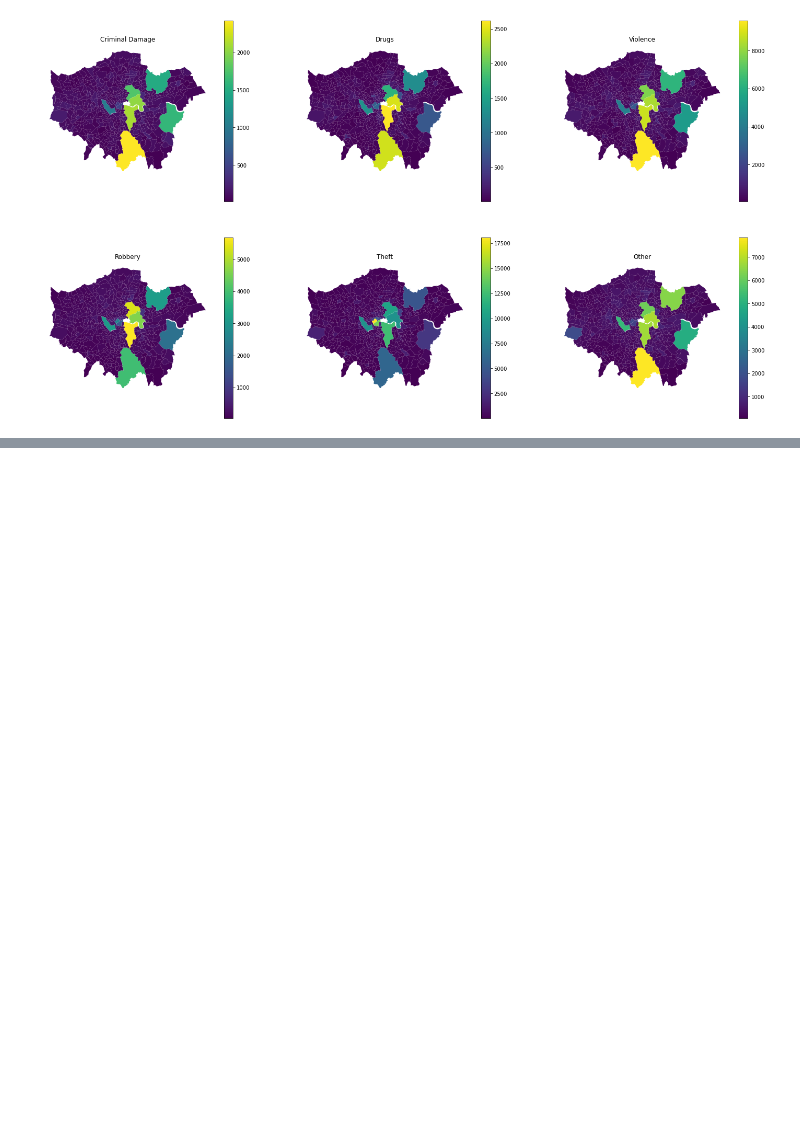
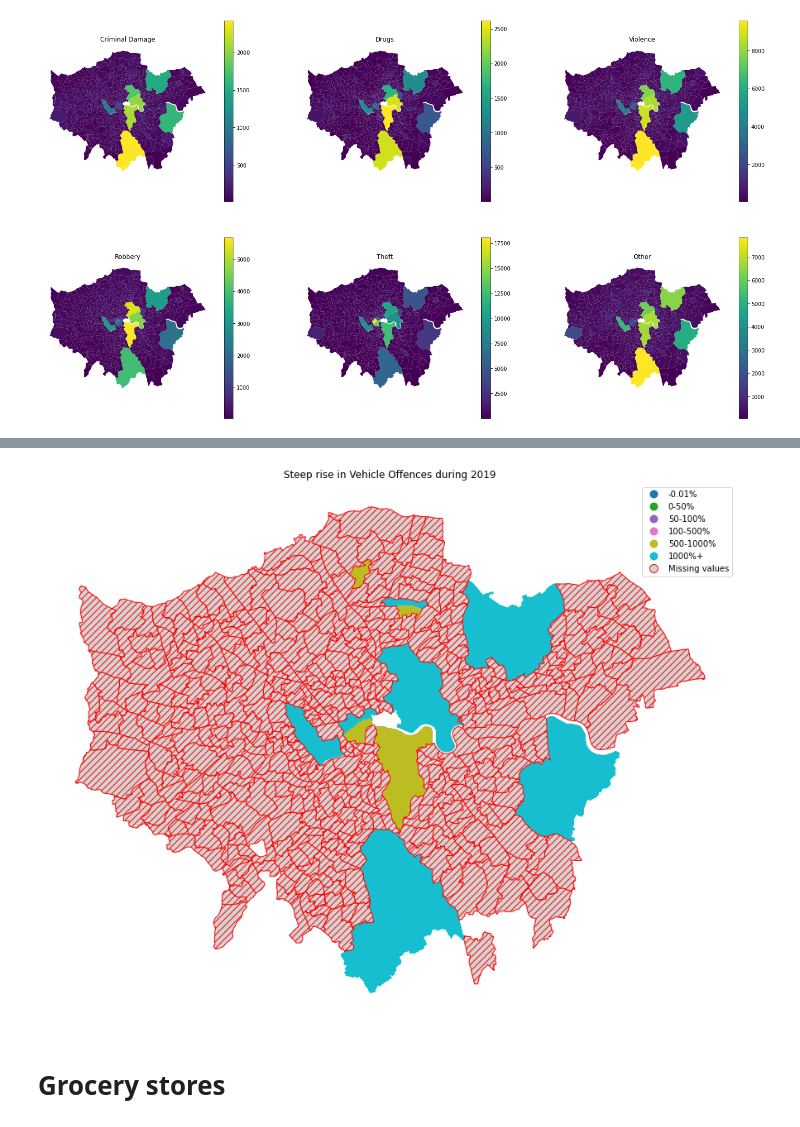
Before and after one commit to jelenalor/RealEstate, a Jupyter notebook: 2.EDA regions.ipynb, the cells around one changed output, grey strips where cells are left out. Cells and saved outputs as stored; diff of their text form; code cells hidden in the pictures; blank space fills up the shorter version.

```diff
--- a/2.EDA regions.ipynb
+++ b/2.EDA regions.ipynb
@@ -120,0 +167,16 @@ sns.lineplot(data=gdf_all, x="year", y="total_cases", hue="cat_group")
+# %%
+engine = psycopg2.connect(database="postgres", user=secrets.user(), password=secrets.password(), host=secrets.host(), port='5432')
+
+sql = """
+SELECT
+    c.year, c.cat1, c.cat2, concat(g.ward_name, '-', g.rg_name) as ward, g.ward_geometry, sum(c.value) as total_cases
+from crime_by_year as c
+join geo2 as g
+on c.lsoa = g.lsoa
+where c.cat_group = 'Other' and c.cat1 in ('Public Order Offences', 'Vehicle Offences')
+group by c.year,c.cat1, c.cat2, concat(g.ward_name, '-', g.rg_name) , g.ward_geometry;
+"""
+
+gdf_all = gpd.read_postgis(sql, engine, geom_col='ward_geometry')
+
+gdf_all.head(2)
@@ -120,0 +187,7 @@ sns.lineplot(data=gdf_all, x="year", y="total_cases", hue="cat_group")
+# %%
+# gdf_all = gdf_all.sort_values(by=["year", "cat1", "cat2", "ward"])
+# gdf_all["shift1"] = gdf_all.groupby(["cat1", "cat2", "ward"])["total_cases"].shift(1)
+gdf_all["perc_change"] = (gdf_all["total_cases"]/ gdf_all["shift1"] ) -1
+# filter by areas where prev year # of cases is around mean to avoid large increase dues to no cases in prev years
+gdf_all = gdf_all[gdf_all["shift1"] > 30].sort_values(by="perc_change", ascending=False)
+gdf_all.head()
@@ -121,3 +201,22 @@ sns.lineplot(data=gdf_all, x="year", y="total_cases", hue="cat_group")
+# %%
+# Group count for better visualization
+gdf_all["perc_change_bins"] = pd.cut(gdf_all["perc_change"], [-1 , 0, 0.5, 1, 5, 10, 50],labels=["-0.01%", "0-50%", "50-100%", "100-500%", "500-1000%", "1000%+"])
+
+fig, ax = plt.subplots(figsize=(15, 14))
+ax.axis('off')
+# Merged back the complete geometry dataset to ensure the wards with no crime are also shown
+gdf_all[["ward_geometry"]].drop_duplicates().merge(gdf_all[ (gdf_all.year == 2019)], \
+                                                   how="left", on="ward_geometry").plot(ax = ax, \
+                                                                                        column="perc_change_bins", legend=True, missing_kwds={"color": "lightgrey",\
+                                                                                                                                            "edgecolor": "red",  \
+                                                                                                                                            "hatch": "///",\
+                                                                                                                                            "label": "Missing values",})
+ax.set_title("Steep rise in Vehicle Offences during 2019")
+plt.show()
+# %% [output]
+[figure, added]
+# %% [markdown]
+# Grocery stores
 # %%
 engine = psycopg2.connect(database="postgres", user=secrets.user(), password=secrets.password(), host=secrets.host(), port='5432')
 
```
Also changed, not shown: parts of 12 cells of this notebook.
